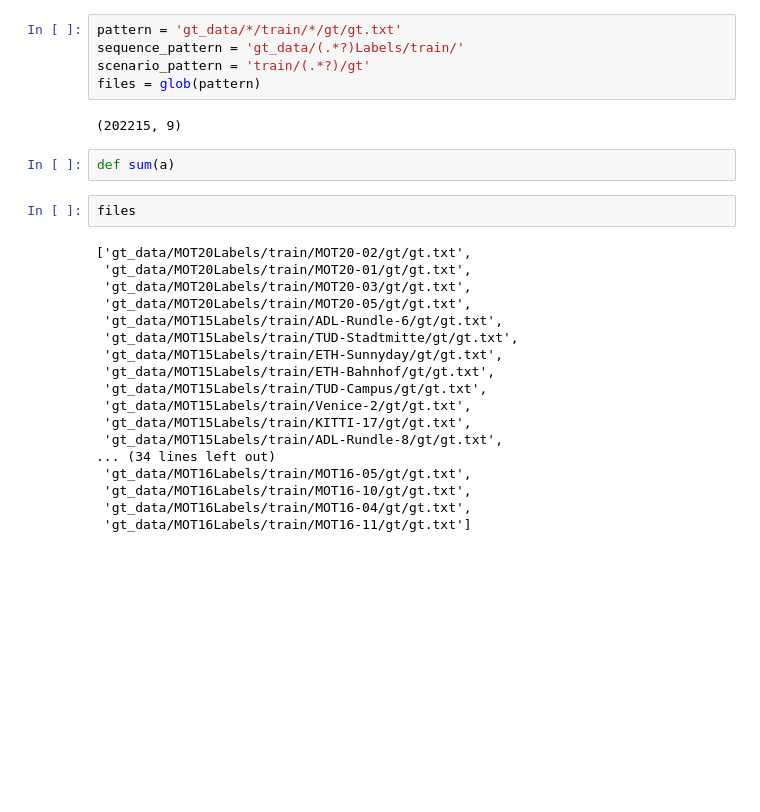
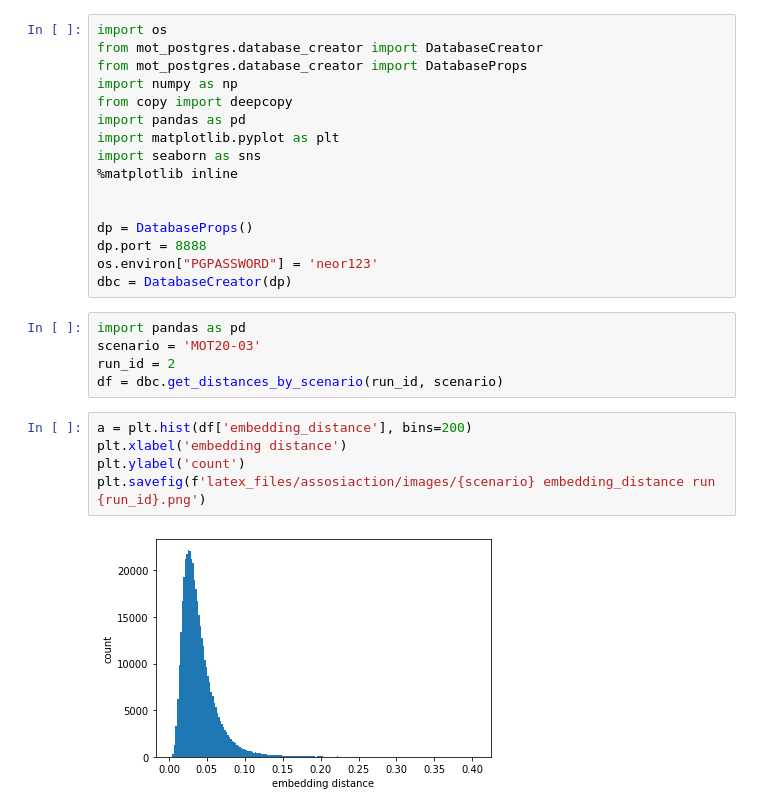
Before and after one commit to neor164/mot_postgres, a Jupyter notebook: playground.ipynb, the cells around one changed output. Drawn from its saved outputs; the diff is of its cells as text; blank space fills up the shorter version.

```diff
--- a/playground.ipynb
+++ b/playground.ipynb
@@ -38,29 +1,28 @@ AttributeError: 'list' object has no attribute 'findall'
-# %%
-pattern = 'gt_data/*/train/*/gt/gt.txt'
-sequence_pattern = 'gt_data/(.*?)Labels/train/'
-scenario_pattern = 'train/(.*?)/gt'
-files = glob(pattern)
-# %% [output]
-(202215, 9)
-# %%
-def sum(a)
-# %%
-files
-# %% [output]
-['gt_data/MOT20Labels/train/MOT20-02/gt/gt.txt',
- 'gt_data/MOT20Labels/train/MOT20-01/gt/gt.txt',
- 'gt_data/MOT20Labels/train/MOT20-03/gt/gt.txt',
- 'gt_data/MOT20Labels/train/MOT20-05/gt/gt.txt',
- 'gt_data/MOT15Labels/train/ADL-Rundle-6/gt/gt.txt',
- 'gt_data/MOT15Labels/train/TUD-Stadtmitte/gt/gt.txt',
- 'gt_data/MOT15Labels/train/ETH-Sunnyday/gt/gt.txt',
- 'gt_data/MOT15Labels/train/ETH-Bahnhof/gt/gt.txt',
- 'gt_data/MOT15Labels/train/TUD-Campus/gt/gt.txt',
- 'gt_data/MOT15Labels/train/Venice-2/gt/gt.txt',
- 'gt_data/MOT15Labels/train/KITTI-17/gt/gt.txt',
- 'gt_data/MOT15Labels/train/ADL-Rundle-8/gt/gt.txt',
-... (34 lines left out)
- 'gt_data/MOT16Labels/train/MOT16-05/gt/gt.txt',
- 'gt_data/MOT16Labels/train/MOT16-10/gt/gt.txt',
- 'gt_data/MOT16Labels/train/MOT16-04/gt/gt.txt',
- 'gt_data/MOT16Labels/train/MOT16-11/gt/gt.txt']
+# %%
+import os
+from mot_postgres.database_creator import DatabaseCreator
+from mot_postgres.database_creator import DatabaseProps
+import numpy as np
+from copy import deepcopy
+import pandas as pd
+import matplotlib.pyplot as plt
+import seaborn as sns
+%matplotlib inline
+
+
+dp = DatabaseProps()
+dp.port = 8888
+os.environ["PGPASSWORD"] = 'neor123'
+dbc = DatabaseCreator(dp)
+# %%
+import pandas as pd
+scenario = 'MOT20-03'
+run_id = 2
+df = dbc.get_distances_by_scenario(run_id, scenario)
+# %%
+a = plt.hist(df['embedding_distance'], bins=200)
+plt.xlabel('embedding distance')
+plt.ylabel('count')
+plt.savefig(f'latex_files/assosiaction/images/{scenario} embedding_distance run {run_id}.png')
+# %% [output]
+[figure, added]
```
Also changed, not shown: parts of 19 cells of this notebook.
